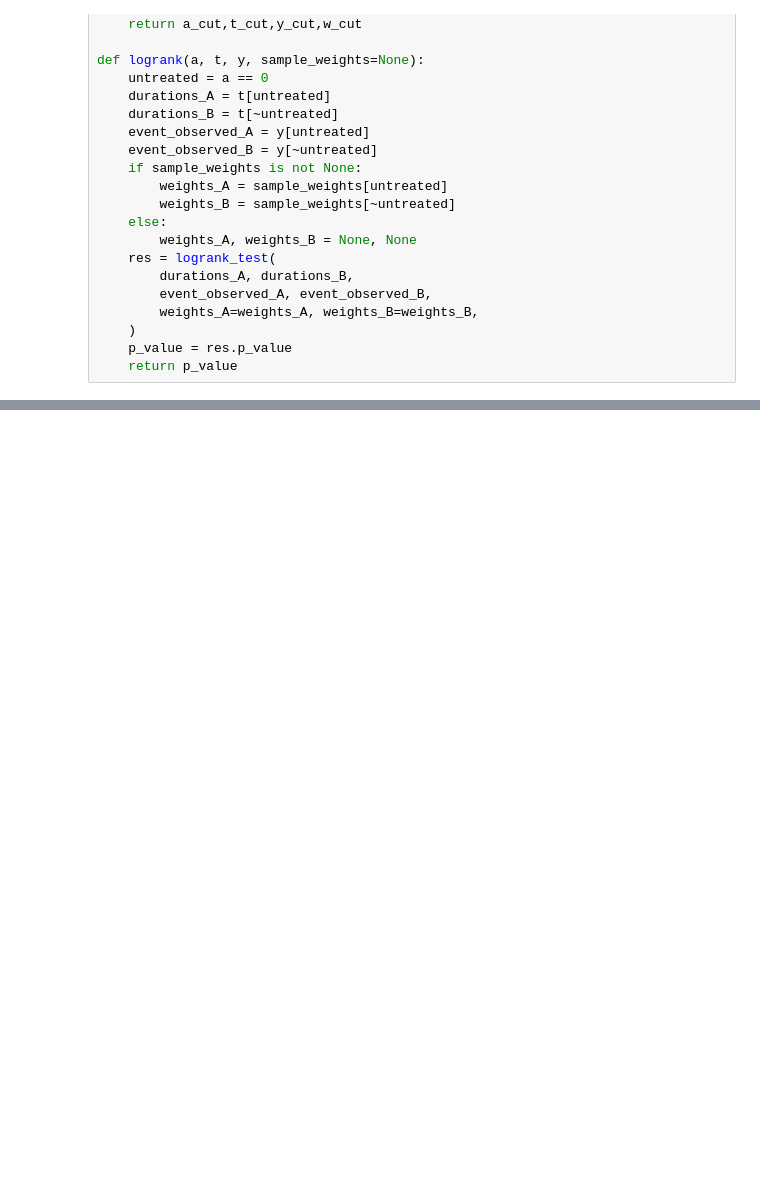
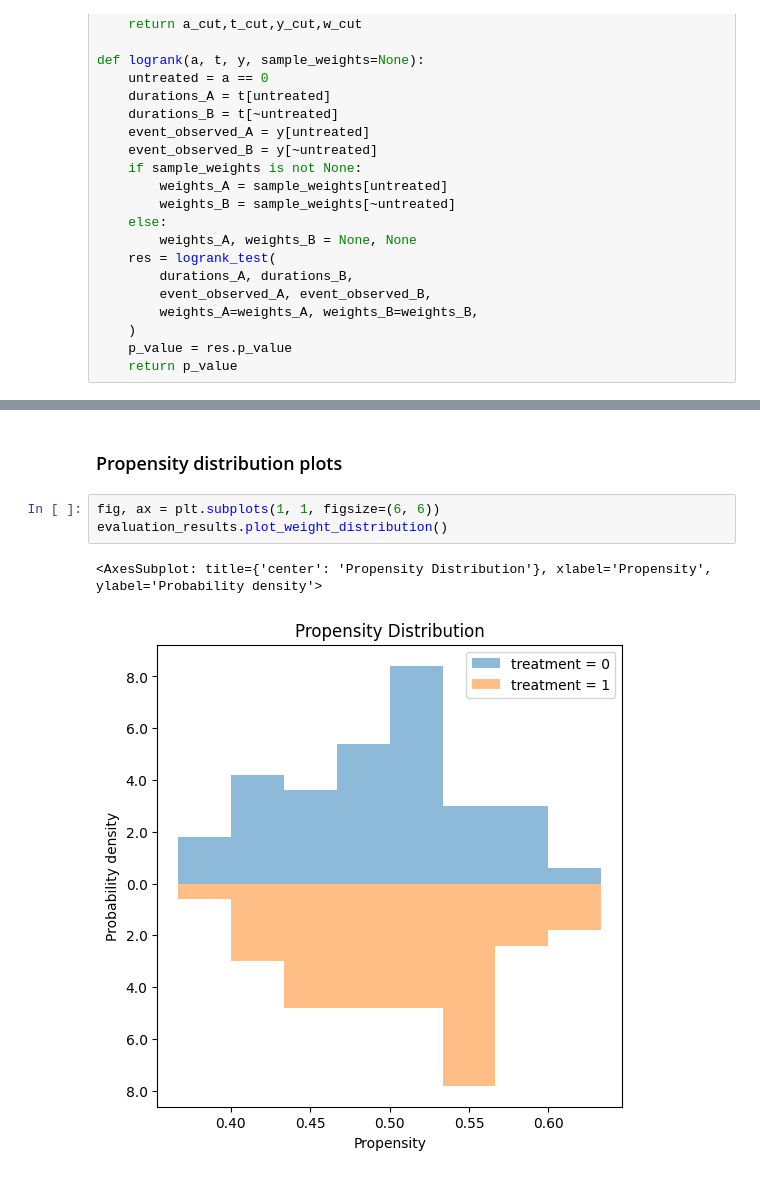
Before and after one commit to IBM-HRL-MLHLS/Epilepsy-causal, a Jupyter notebook: manual_analysis_of_survival_data.ipynb, the cells around one changed output, grey strips where cells are left out. Cells and saved outputs as stored; diff of their text form; blank space fills up the shorter version.

```diff
--- a/manual_analysis_of_survival_data.ipynb
+++ b/manual_analysis_of_survival_data.ipynb
@@ -235,0 +279,8 @@ log rank p-value, time 365 to end = 0.021676386471867325
+# %% [markdown]
+### Propensity distribution plots
+# %%
+fig, ax = plt.subplots(1, 1, figsize=(6, 6))
+evaluation_results.plot_weight_distribution()
+# %% [output]
+<AxesSubplot: title={'center': 'Propensity Distribution'}, xlabel='Propensity', ylabel='Probability density'>
+[figure, added]
```
Also changed, not shown: parts of 13 cells of this notebook.
